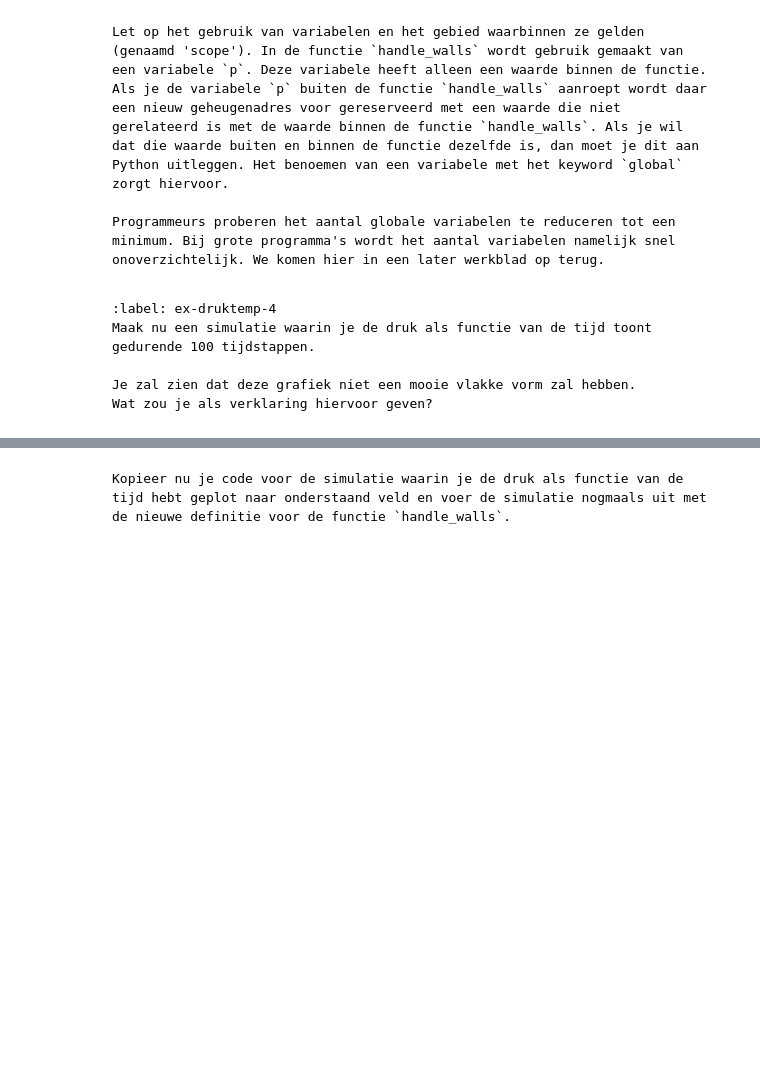
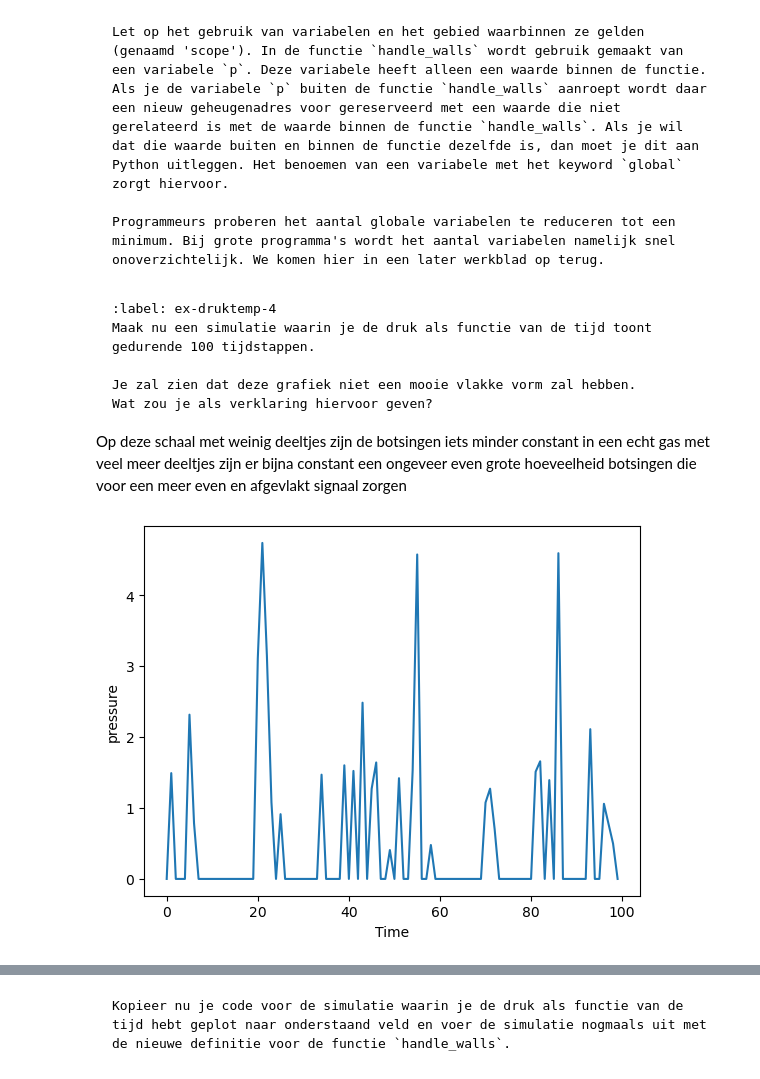
Before and after one commit to JensGroen/Groep-i, a Jupyter notebook: Content/PySim/5_druktemp.ipynb, the cells around one changed output, grey strips where cells are left out. Cells and saved outputs as stored; diff of their text form; code cells hidden in the pictures; blank space fills up the shorter version.

````diff
--- a/Content/PySim/5_druktemp.ipynb
+++ b/Content/PySim/5_druktemp.ipynb
@@ -306,10 +313,29 @@ Maak nu een simulatie waarin je de druk als functie van de tijd toont gedurende
 Je zal zien dat deze grafiek niet een mooie vlakke vorm zal hebben.
 Wat zou je als verklaring hiervoor geven?
 ```
+Op deze schaal met weinig deeltjes zijn de botsingen iets minder constant in een echt gas met veel meer deeltjes zijn er bijna constant een ongeveer even grote hoeveelheid botsingen die voor een meer even en afgevlakt signaal zorgen
 # %%
 # Geef je oplossing
 
 #your code/answer
+particles = []
+pressures = np.zeros(100, dtype=float)
+times = np.linspace(1, 100, 100)
+
+create_particles(particles)
+for i in range(100):
+    take_time_step(particles)
+    pressures[i] = pressure
+
+
+
+plt.figure()
+plt.xlabel('Time')
+plt.ylabel('pressure')
+plt.plot(np.arange(100),pressures)
+plt.show()
+# %% [output]
+[figure, added]
 # %% [markdown]
 ## Verbeteren van code: middelen
 
````
Also changed, not shown: parts of 8 cells of this notebook.
